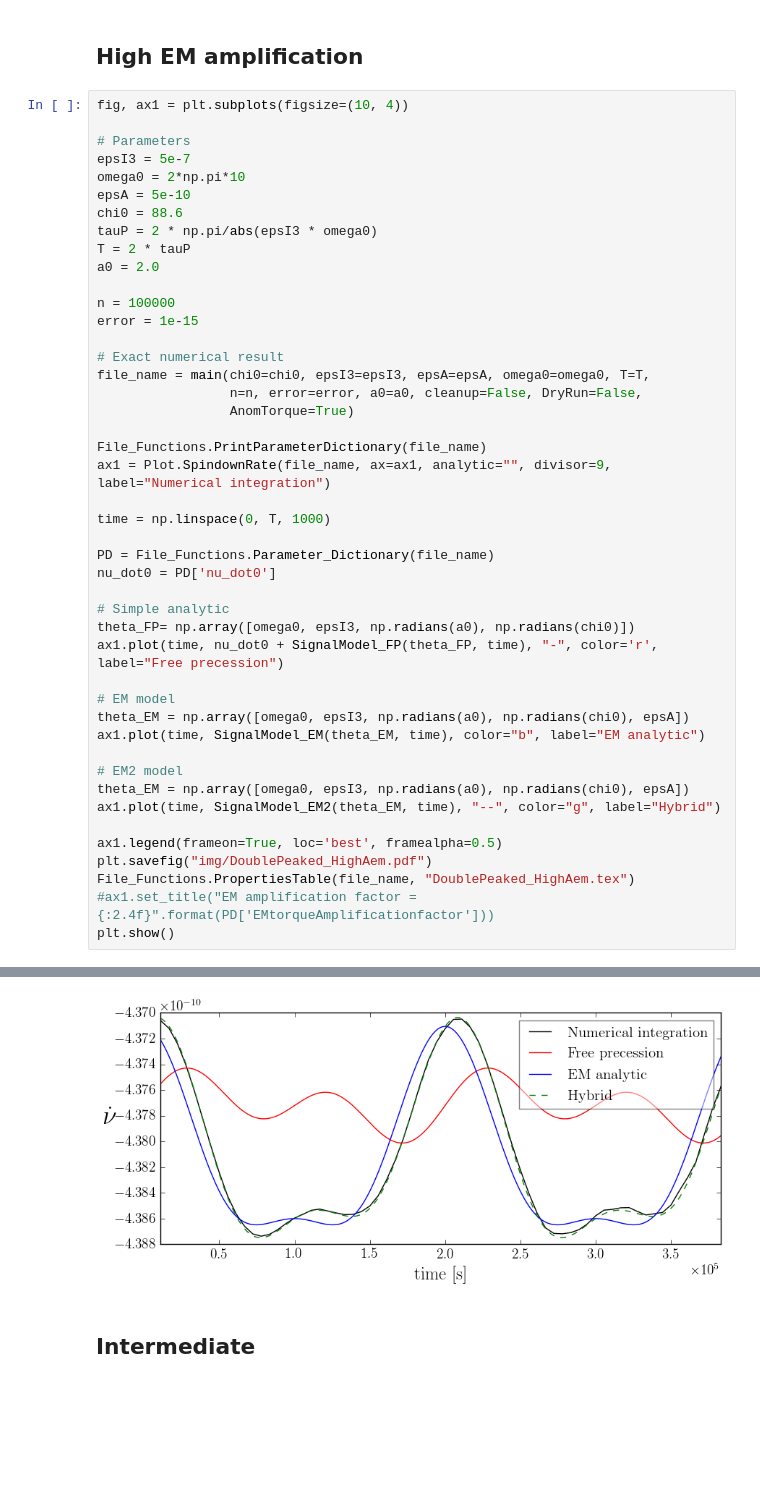
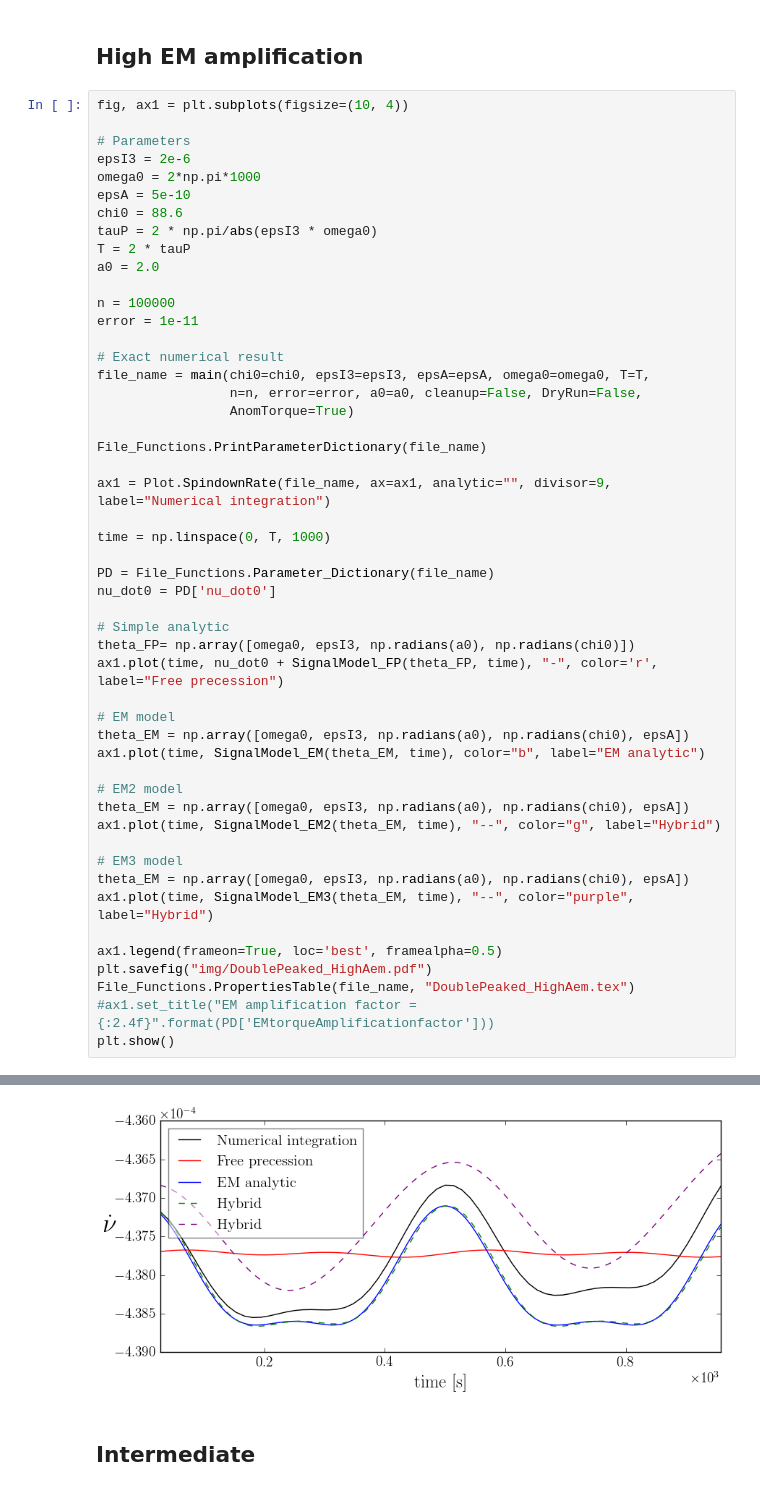
Before and after one commit to GregoryAshton/neutron_star_modelling, a Jupyter notebook: SpindownRate/DoublePeakedSpindown.ipynb, the cells around one changed output, grey strips where cells are left out. Cells and saved outputs as stored; diff of their text form; blank space fills up the shorter version.

```diff
--- a/SpindownRate/DoublePeakedSpindown.ipynb
+++ b/SpindownRate/DoublePeakedSpindown.ipynb
@@ -137,8 +180,8 @@ BETA FUNCTION IS USED
 fig, ax1 = plt.subplots(figsize=(10, 4))
 
 # Parameters
-epsI3 = 5e-7
-omega0 = 2*np.pi*10
+epsI3 = 2e-6
+omega0 = 2*np.pi*1000
 epsA = 5e-10
 chi0 = 88.6
 tauP = 2 * np.pi/abs(epsI3 * omega0)
@@ -146,7 +189,7 @@ T = 2 * tauP
 a0 = 2.0
 
 n = 100000
-error = 1e-15
+error = 1e-11
 
 # Exact numerical result
 file_name = main(chi0=chi0, epsI3=epsI3, epsA=epsA, omega0=omega0, T=T,
@@ -154,6 +197,7 @@ file_name = main(chi0=chi0, epsI3=epsI3, epsA=epsA, omega0=omega0, T=T,
                  AnomTorque=True)
 
 File_Functions.PrintParameterDictionary(file_name)
+
 ax1 = Plot.SpindownRate(file_name, ax=ax1, analytic="", divisor=9, label="Numerical integration")
 
 time = np.linspace(0, T, 1000)
@@ -173,6 +217,10 @@ ax1.plot(time, SignalModel_EM(theta_EM, time), color="b", label="EM analytic")
 theta_EM = np.array([omega0, epsI3, np.radians(a0), np.radians(chi0), epsA])
 ax1.plot(time, SignalModel_EM2(theta_EM, time), "--", color="g", label="Hybrid")
 
+# EM3 model
+theta_EM = np.array([omega0, epsI3, np.radians(a0), np.radians(chi0), epsA])
+ax1.plot(time, SignalModel_EM3(theta_EM, time), "--", color="purple", label="Hybrid")
+
 ax1.legend(frameon=True, loc='best', framealpha=0.5)
 plt.savefig("img/DoublePeaked_HighAem.pdf")
 File_Functions.PropertiesTable(file_name, "DoublePeaked_HighAem.tex")
@@ -196,7 +244,7 @@ wobble_angle_spindown : 8.7685385463e-06
 BETA FUNCTION IS USED
 BETA FUNCTION IS USED
 BETA FUNCTION IS USED
-[figure, old version]
+[figure, new version]
 # %% [markdown]
 ## Intermediate
 # %%
```
Also changed, not shown: parts of 3 cells of this notebook, 2 other files.
